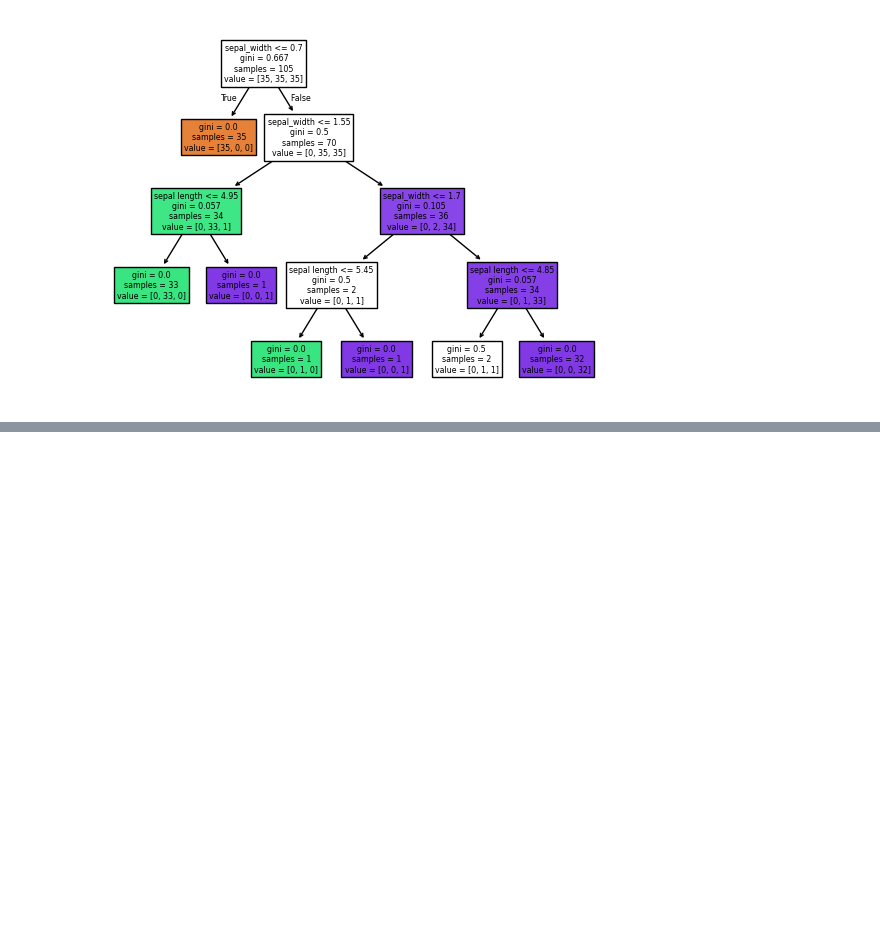
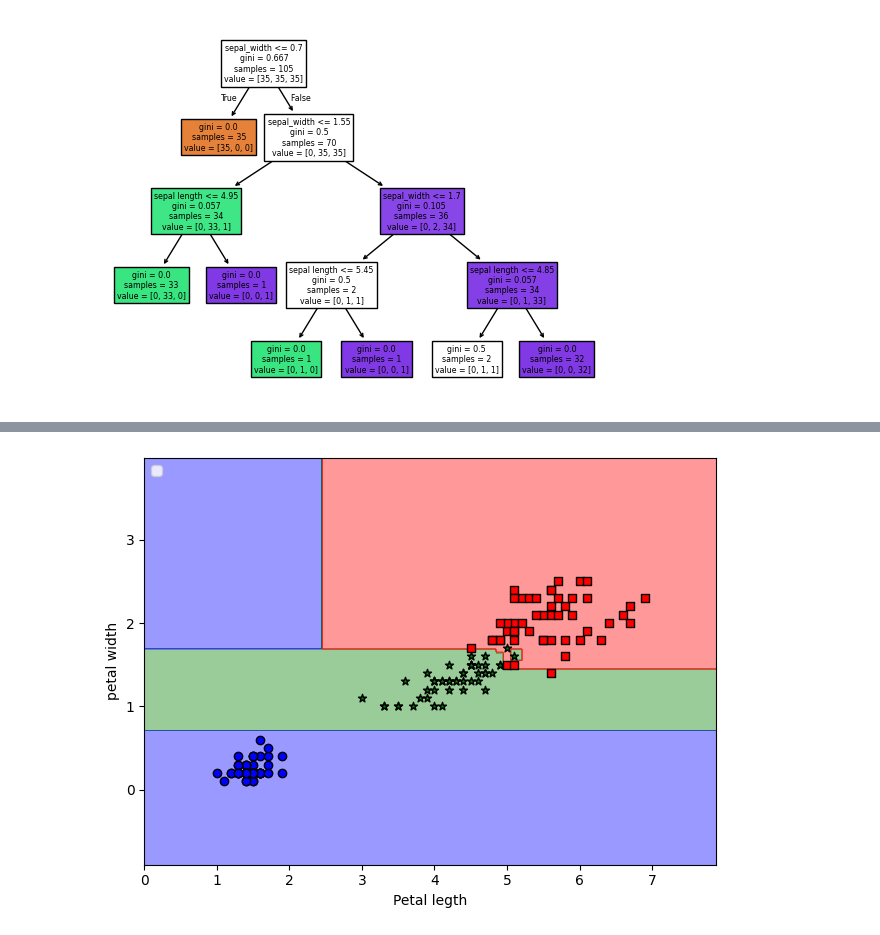
Before and after one commit to Wizard-hash2/Decision-Trees, a Jupyter notebook: Visualizing_different_impurity.ipynb, the cells around one changed output, grey strips where cells are left out. Cells and saved outputs as stored; diff of their text form; code cells hidden in the pictures; blank space fills up the shorter version.

```diff
--- a/Visualizing_different_impurity.ipynb
+++ b/Visualizing_different_impurity.ipynb
@@ -134,0 +288,15 @@ tree.plot_tree(tree_mod, feature_names= feature_Name, filled = True) # Filled is
+# %%
+from sklearn.ensemble import RandomForestClassifier
+forest = RandomForestClassifier(n_estimators= 25, random_state= 43, n_jobs= 2)
+# Note nestiomator is the no. of decision tree while n jobs is cpu core
+
+forest.fit(X_train,y_train)
+
+plot_Decision(x_combined,y_combined, classifire= forest)
+
+plt.xlabel("Petal legth")
+plt.ylabel("petal width")
+plt.legend(loc = "upper left")
+plt.tight_layout()
+# %% [output]
+[figure, added]
```
Also changed, not shown: parts of 11 cells of this notebook, 2 other files.
